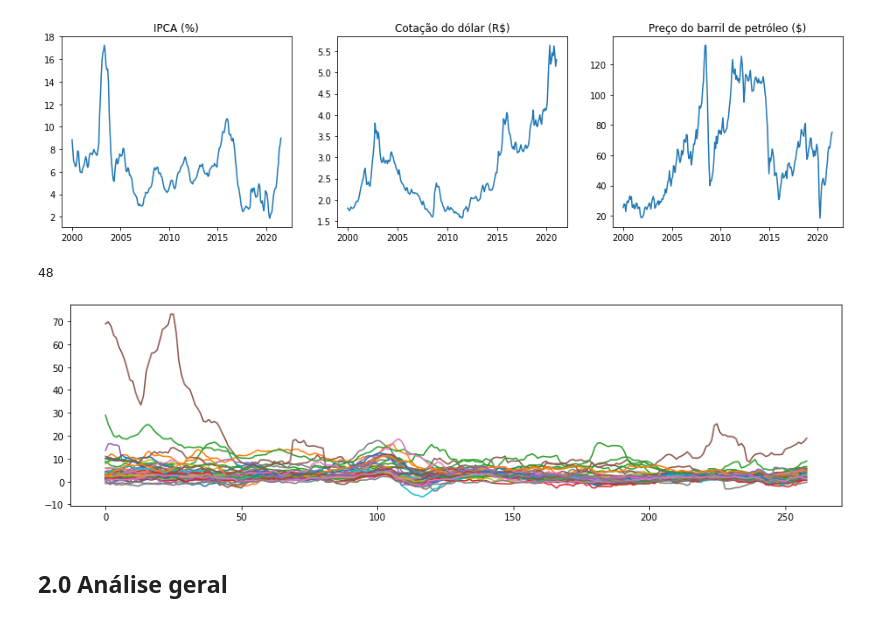
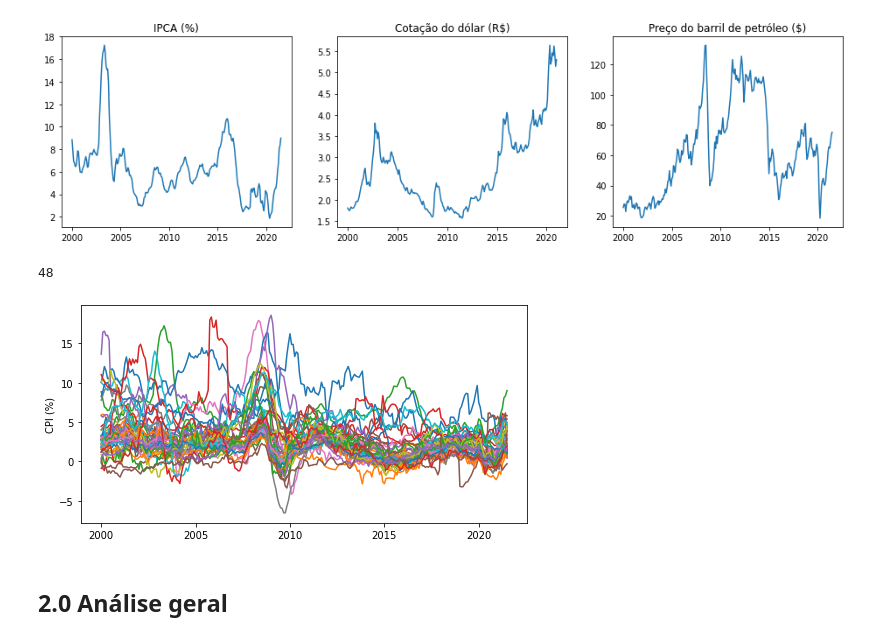
Before and after one commit to JairoSSantos/BR-infla-analise, a Jupyter notebook: analise.ipynb, the cells around one changed output. Saved outputs shown, nothing was run; the diff lists cells and outputs as text; code cells hidden in the pictures.

```diff
--- a/analise.ipynb
+++ b/analise.ipynb
@@ -209,7 +216,7 @@ def month_range(month_i=None, month_f=None, step=1, label_map=lambda a:a):
         xt.append(label_map(month[t]))
     return x, xt
 # %%
-month_num_remove = lambda a: a.split('-')[-1]
+remove_month = lambda a: a.split('-')[-1]
 percent = lambda a: f'{a}%'
 t, tlabel = month_range('01-1980', '01-2010')
 
@@ -221,7 +228,7 @@ plt.vlines(month.index('01-1989'), 0, 80, color='c', linestyles='dashed', label=
 plt.vlines(month.index('01-1990'), 0, 80, color='r', linestyles='dashed', label='Plano Color (1990)')
 plt.vlines(month.index('03-1994'), 0, 80, color='g', linestyles='dashed', label='Plano Real (1994)')
 plt.plot(t, get(ipca_mensal, t))
-plt.xticks(*month_range('01-1980', '01-2010', step=120, label_map=month_num_remove))
+plt.xticks(*month_range('01-1980', '01-2010', step=120, label_map=remove_month))
 y_values = np.arange(0, 81, 20)
 plt.yticks(y_values, map(percent, y_values))
 plt.ylabel('IPCA')
@@ -254,14 +261,18 @@ plt.show()
 # %% [output]
 [figure]
 # %%
-plt.figure(figsize=(15,4))
+plt.figure(figsize=(8,4))
+cont, labels = month_range('01-2000', step=12*5, label_map=remove_month)
 print(len(prices_cpi.columns.values))
 for country in prices_cpi.columns.values:
-    plt.plot(prices_cpi[country])
+    if not np.nanmax(prices_cpi[country].values) > 25:
+        plt.plot(prices_cpi[country])
+plt.xticks(np.array(cont)-cont[0], labels)
+plt.ylabel('CPI (%)')
 plt.show()
 # %% [output]
 48
-[figure, old version]
+[figure, new version]
 # %% [markdown]
 ## 2.0 Análise geral
 # %% [markdown]
```
Also changed, not shown: parts of 17 cells of this notebook, 1 other file.
